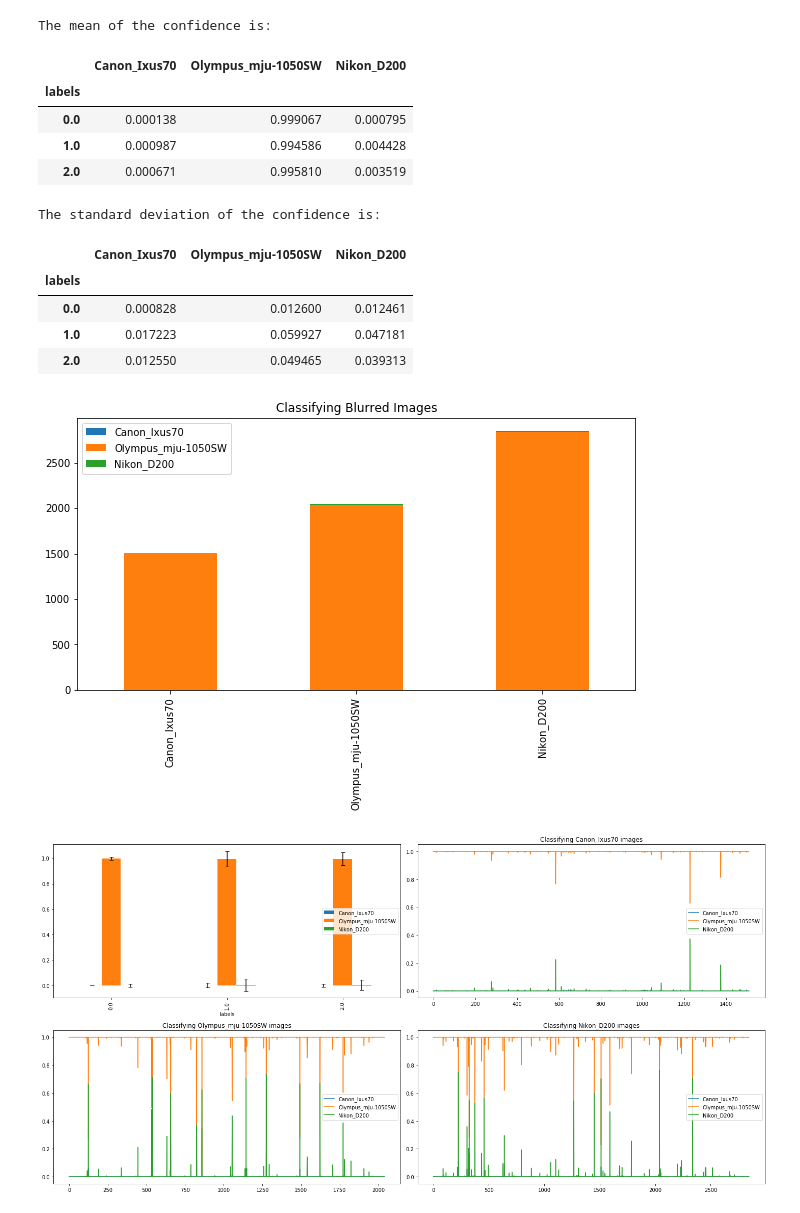
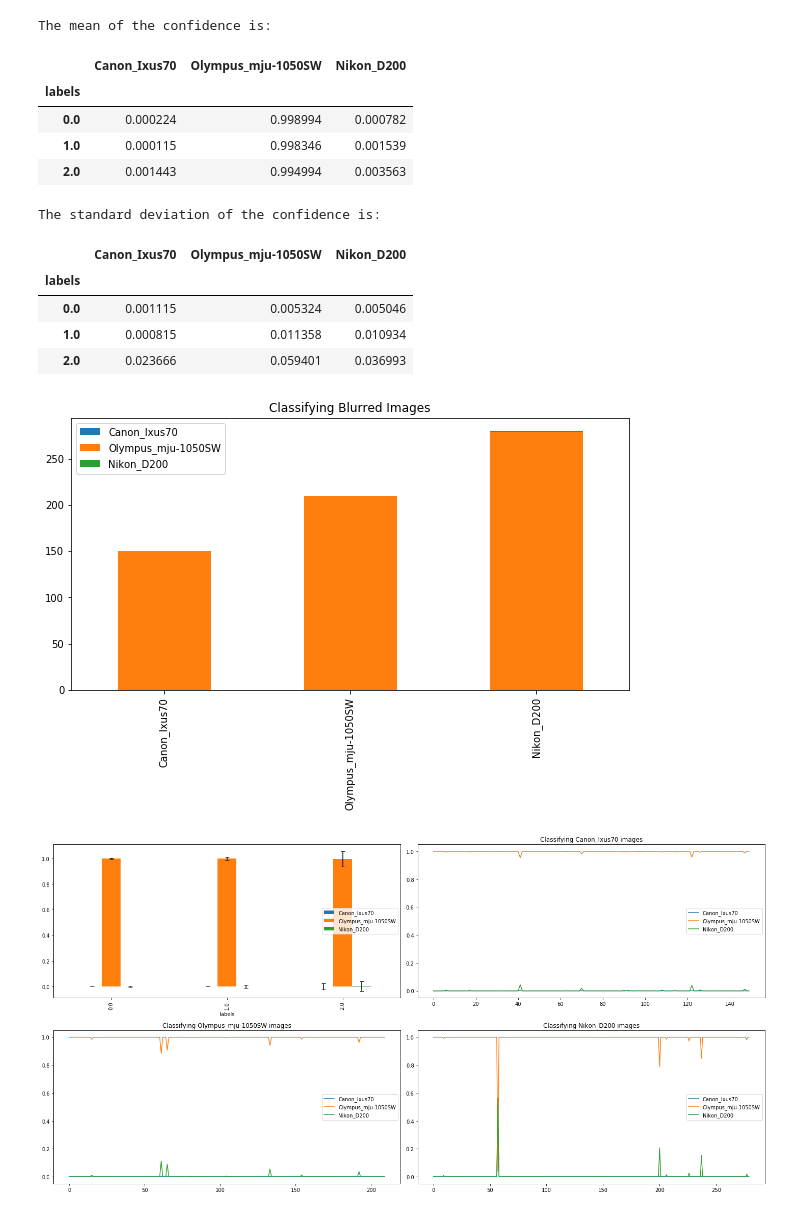
Before and after one commit to jiarongp/CamModel, a Jupyter notebook: post_test.ipynb, the cells around one changed output. Drawn from its saved outputs; the diff is of its cells as text; code cells hidden in the pictures.

```diff
--- a/post_test.ipynb
+++ b/post_test.ipynb
@@ -230,22 +184,12 @@ blur_generator = test_data_gen.flow_from_directory(
                   target_size=(img_width, img_height), color_mode='grayscale', shuffle=True,
                   batch_size=batch_size, class_mode="categorical")
 
-print('\n# Evaluate on test data')
-results = model.evaluate(blur_generator)
+# print('\n# Evaluate on test data')
+# results = model.evaluate(blur_generator)
 
 hist, conf, labels = func.evaluate(model_list, blur_generator, model, index=model_list, columns=model_list,
-                                   title='Classifying Blurred Images', num_batch=100)
-
-labels = np.hstack((labels))
-conf = np.vstack((conf))
-df = pd.DataFrame(np.hstack((np.expand_dims(labels, axis=1), conf)), columns=['labels']+model_list)
-print('The mean of the confidence is: \n')
-mean = df.groupby(['labels']).mean()
-display(mean)
-print('The standard deviation of the confidence is: \n')
-error = df.groupby(['labels']).std()
-display(error)
-
+                                   title='Classifying Blurred Images', num_batch=10)
+mean, error = func.mean_error(labels, conf, model_list)
 fig, axes = plt.subplots(nrows=2, ncols=2, figsize=(20, 10))
 mean.plot.bar(yerr=error, ax=axes[0,0], capsize=4)
 
@@ -253,14 +197,7 @@ mean.plot.bar(yerr=error, ax=axes[0,0], capsize=4)
 # how does these images are classified ? The magnitude of the histogram indicate how
 # sure is the model classified the image as one camera(show by color)
 graph = {0:axes[0,1], 1:axes[1,0], 2:axes[1, 1]}
-for i in range(len(model_list)):
-    weights = []
-    idx = np.hstack(np.argwhere(labels==i))
-    for j in range(len(model_list)):
-        weights.append([i[j] for i in conf[idx]])
-    df = pd.DataFrame(np.array(weights).transpose(), columns=model_list)
-    df.plot( title='Classifying ' + model_list[i] + ' images', ax=graph[i])
-plt.tight_layout()
+func.plot_conf(model_list, labels, conf, graph)
 # %% [output]
 Found 11778 images belonging to 3 classes.
 
@@ -277,14 +211,14 @@ index are predictions, columns are ground truth
 The mean of the confidence is:
 |  | Canon_Ixus70 | Olympus_mju-1050SW | Nikon_D200 |
 | labels |  |  |  |
-| 0.0 | 0.000138 | 0.999067 | 0.000795 |
-| 1.0 | 0.000987 | 0.994586 | 0.004428 |
-| 2.0 | 0.000671 | 0.995810 | 0.003519 |
+| 0.0 | 0.000224 | 0.998994 | 0.000782 |
+| 1.0 | 0.000115 | 0.998346 | 0.001539 |
+| 2.0 | 0.001443 | 0.994994 | 0.003563 |
 The standard deviation of the confidence is:
 |  | Canon_Ixus70 | Olympus_mju-1050SW | Nikon_D200 |
 | labels |  |  |  |
-| 0.0 | 0.000828 | 0.012600 | 0.012461 |
-| 1.0 | 0.017223 | 0.059927 | 0.047181 |
-| 2.0 | 0.012550 | 0.049465 | 0.039313 |
+| 0.0 | 0.001115 | 0.005324 | 0.005046 |
+| 1.0 | 0.000815 | 0.011358 | 0.010934 |
+| 2.0 | 0.023666 | 0.059401 | 0.036993 |
-[figure, old version]
+[figure, new version]
-[figure, old version]
+[figure, new version]
```
Also changed, not shown: parts of 7 cells of this notebook, 7 other files.
